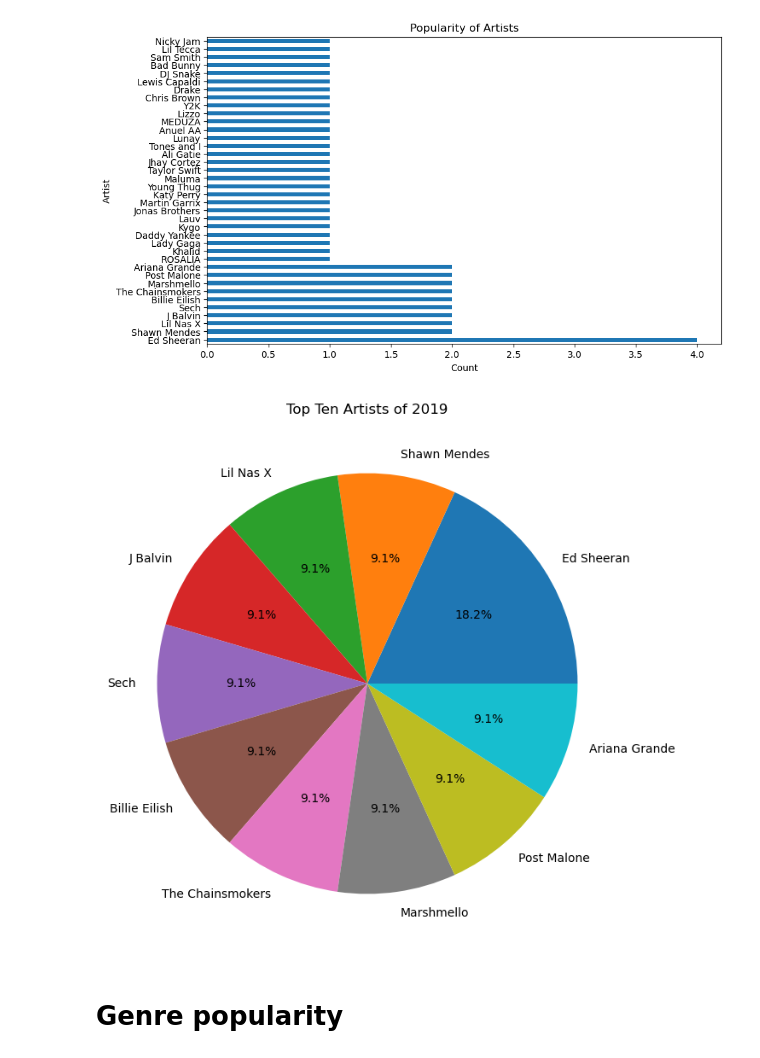
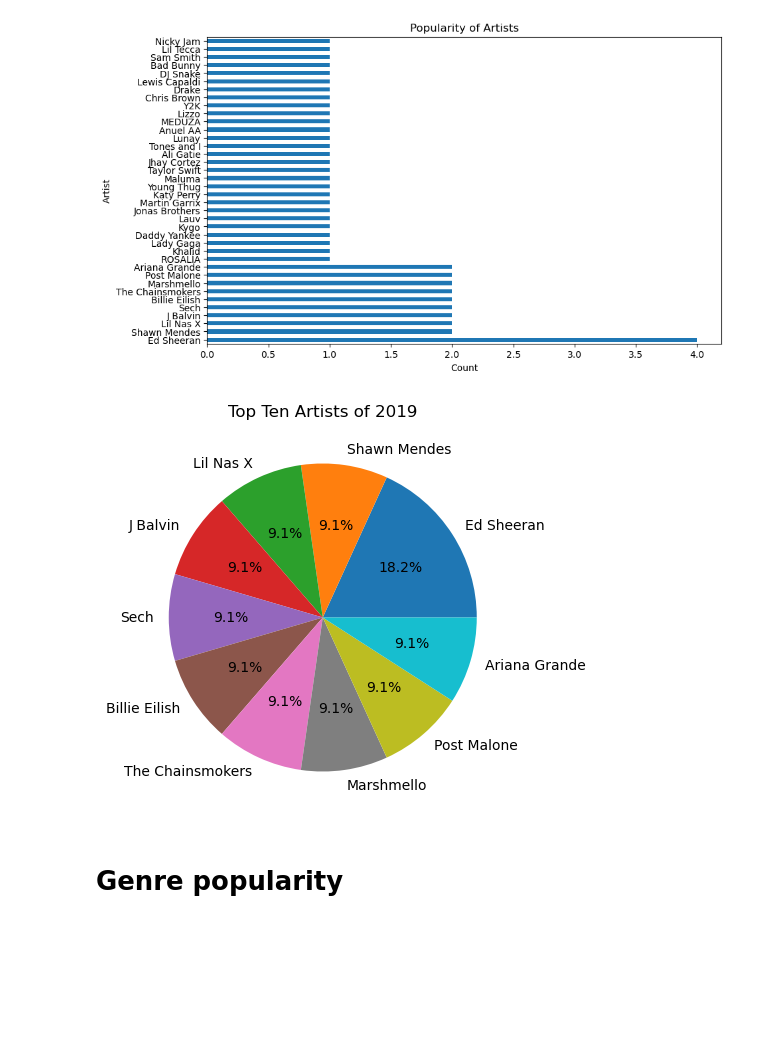
Before and after one commit to georgemcculloch/SpotifyEDA, a Jupyter notebook: NoteBook/spotifyeda.ipynb, the cells around one changed output. Drawn from its saved outputs; the diff is of its cells as text; code cells hidden in the pictures; blank space fills up the shorter version.

Commit message:
updated pie chart size

```diff
--- a/NoteBook/spotifyeda.ipynb
+++ b/NoteBook/spotifyeda.ipynb
@@ -155,12 +155,12 @@ plt.show()
 [figure]
 # %%
 top_ten_artists = df['Artist'].value_counts().nlargest(10)
-plt.figure(figsize=(8, 8))
+plt.figure(figsize=(5, 5))
 plt.pie(top_ten_artists, labels=top_ten_artists.index, autopct='%1.1f%%')
 plt.title('Top Ten Artists of 2019')
 plt.show()
 # %% [output]
-[figure, old version]
+[figure, new version]
 # %% [markdown]
 # Genre popularity
 # %%
```
Also changed, not shown: parts of 1 cell of this notebook.
